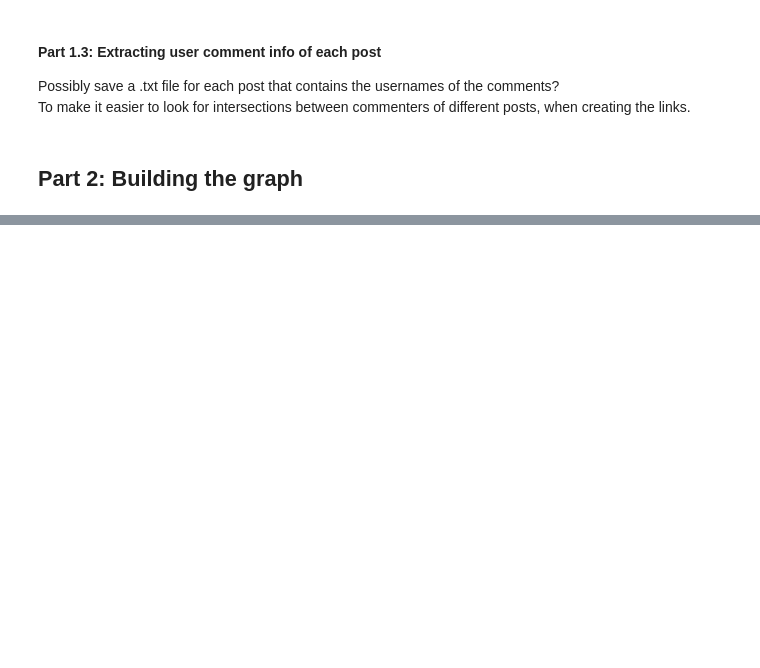
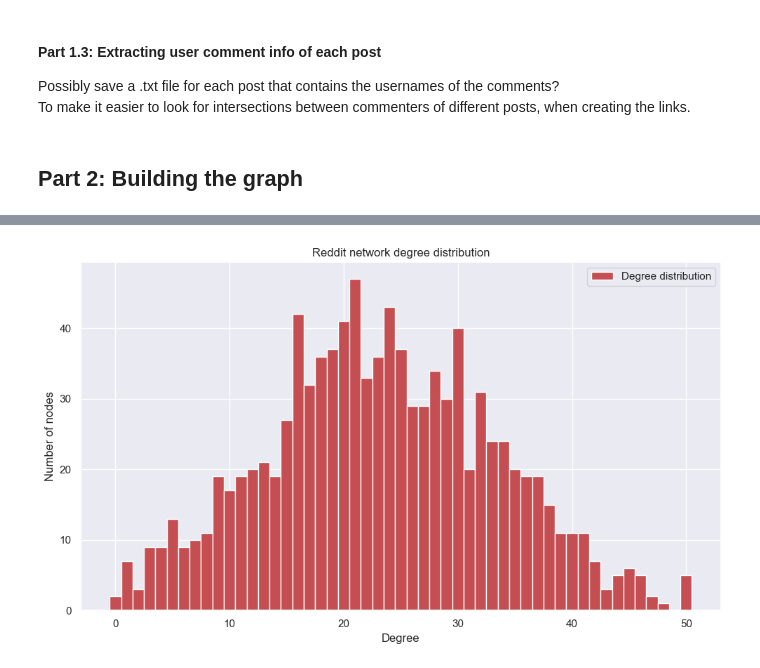
Before and after one commit to annaekner/social-graphs, a Jupyter notebook: Project/explainer_notebook.ipynb, the cells around one changed output, grey strips where cells are left out. Drawn from its saved outputs; the diff is of its cells as text; code cells hidden in the pictures; blank space fills up the shorter version.

Commit message:
Degree Distribution

```diff
--- a/Project/explainer_notebook.ipynb
+++ b/Project/explainer_notebook.ipynb
@@ -277,0 +285,16 @@ Total number of edges: 12517
+# %%
+# Set the number of top nodes to print
+n = 5  # Change this to the desired number
+
+# Get the top n nodes with the largest degree
+top_n_nodes = sorted(G.degree, key=lambda x: x[1], reverse=True)[:n]
+lowest_n_nodes = sorted(G.degree, key=lambda x: x[1], reverse=False)[:n]
+
+# Print the titles of the top n nodes
+print(f"Titles of the top {n} nodes with the largest number of connections:")
+for node, degree in top_n_nodes:
+    print(f"Title: {G.nodes[node]['title']}, Degree: {degree}, url: {G.nodes[node]['subreddit']}")
+
+print(f"Titles of the top {n} nodes with the smallest number of connections:")
+for node, degree in lowest_n_nodes:
+    print(f"Title: {G.nodes[node]['title']}, Degree: {degree}, url: {G.nodes[node]['subreddit']}")
@@ -277,0 +314,18 @@ Total number of edges: 12517
+# %%
+# Degrees in the graph
+degrees = [G.degree(n) for n in G.nodes()]
+bin_edges = np.linspace(0, max(degrees), max(degrees) + 1)
+
+counts, bin_edges = np.histogram(degrees, bins=bin_edges)
+
+
+plt.figure(figsize=(10, 6))
+plt.bar(bin_edges[:-1], counts, width=1, label='Degree distribution', color='r')
+plt.xlabel('Degree')
+plt.ylabel('Number of nodes')
+plt.title('Reddit network degree distribution')
+plt.legend()
+plt.tight_layout()
+plt.show()
+# %% [output]
+[figure, added]
```
Also changed, not shown: parts of 8 cells of this notebook, 1 other file.
